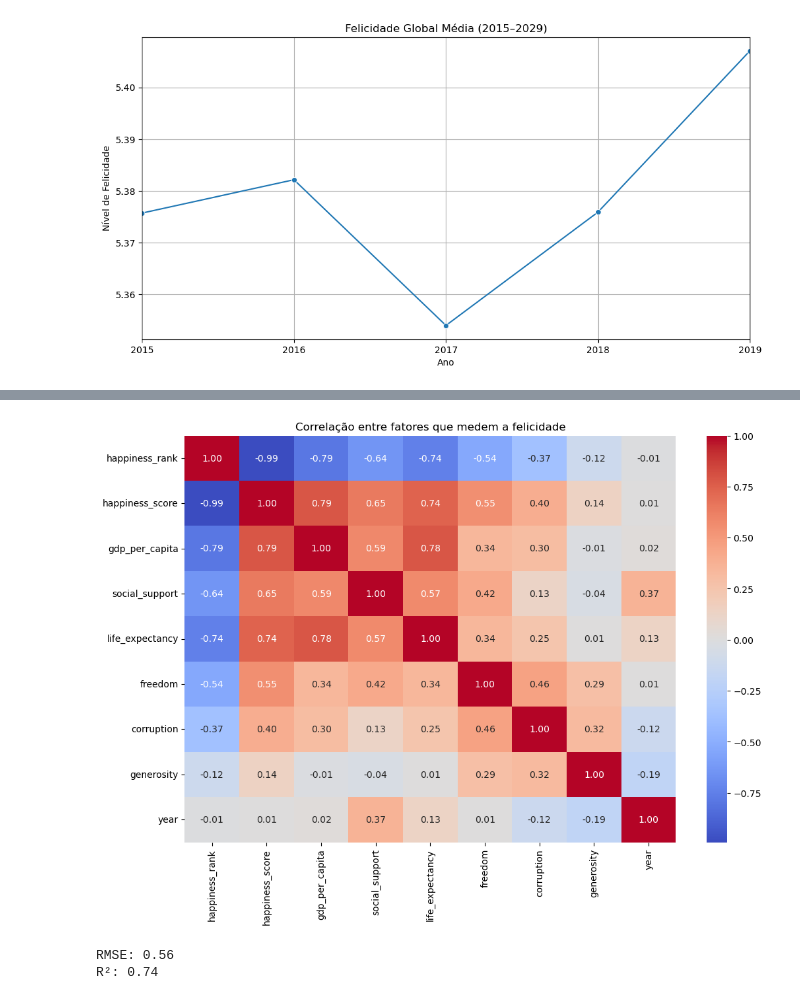
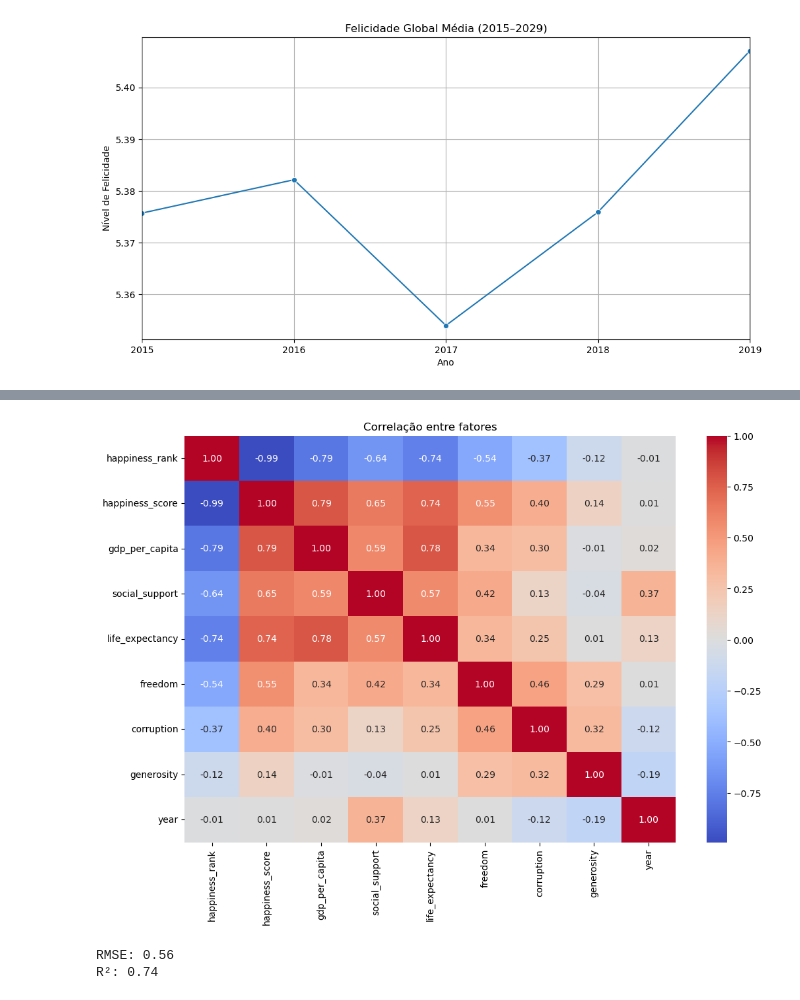
Before and after one commit to gustavoledandeck/Felicidade-Global, a Jupyter notebook: notebooks/Analise_Felicidade.ipynb, the cells around one changed output, grey strips where cells are left out. Cells and saved outputs as stored; diff of their text form; code cells hidden in the pictures.

```diff
--- a/notebooks/Analise_Felicidade.ipynb
+++ b/notebooks/Analise_Felicidade.ipynb
@@ -206,17 +206,17 @@ Passing `palette` without assigning `hue` is deprecated and will be removed in v
 # %%
 #4º Gráfico: Correlação entre fatores que medem a felicidade
 
 numeric_cols = combined_df.select_dtypes(include=np.number).columns.tolist()
 corr_matrix = combined_df[numeric_cols].corr()
 
 
 plt.figure(figsize=(12, 8))
 sns.heatmap(corr_matrix, annot=True, cmap='coolwarm', fmt='.2f')
-plt.title('Correlação entre fatores que medem a felicidade')
+plt.title('Correlação entre fatores')
 plt.savefig('../reports/correlation_heatmap_fatores_felicidade.png')
 plt.show()
 # %% [output]
-[figure, old version]
+[figure, new version]
 # %%
 #Extra: Regressão Linear -
 caracteristicas = ['gdp_per_capita', 'social_support', 'life_expectancy', 'freedom']
```
Also changed, not shown: parts of 1 cell of this notebook, 3 other files.
